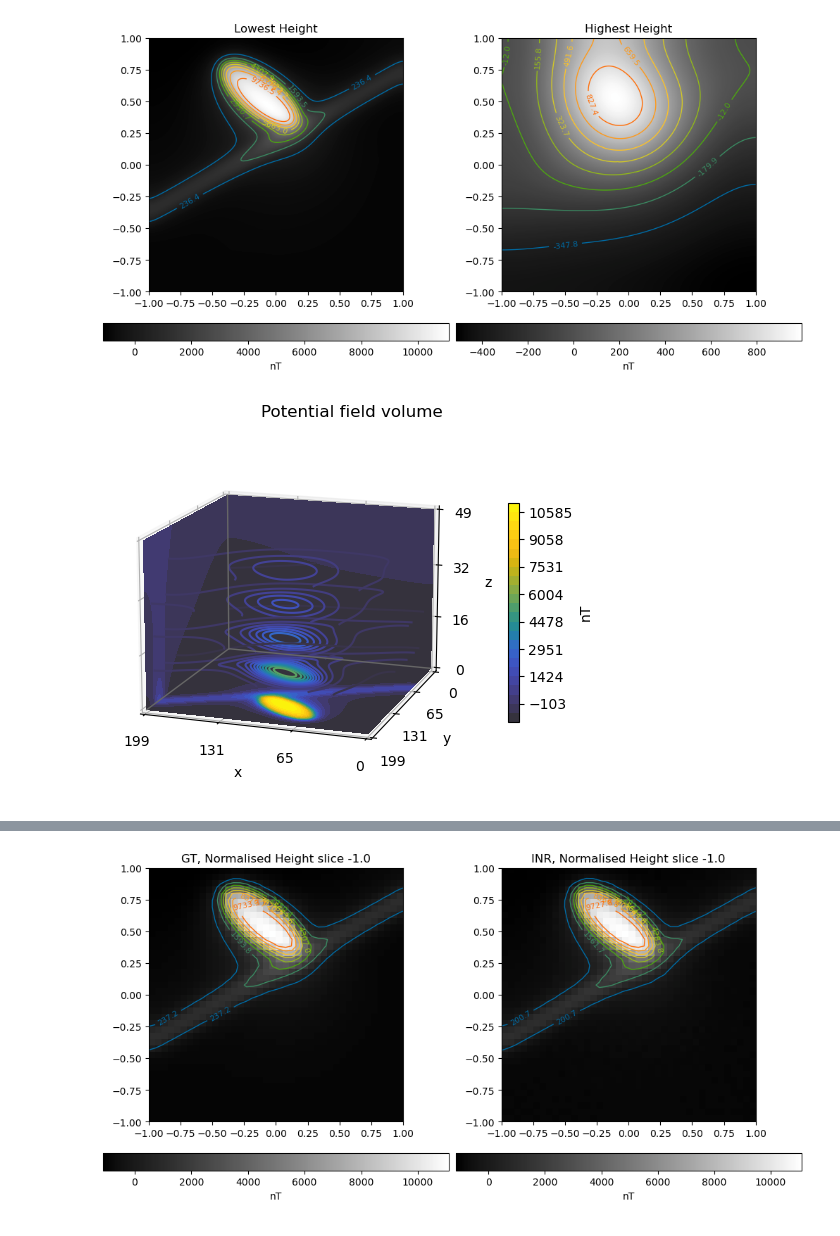
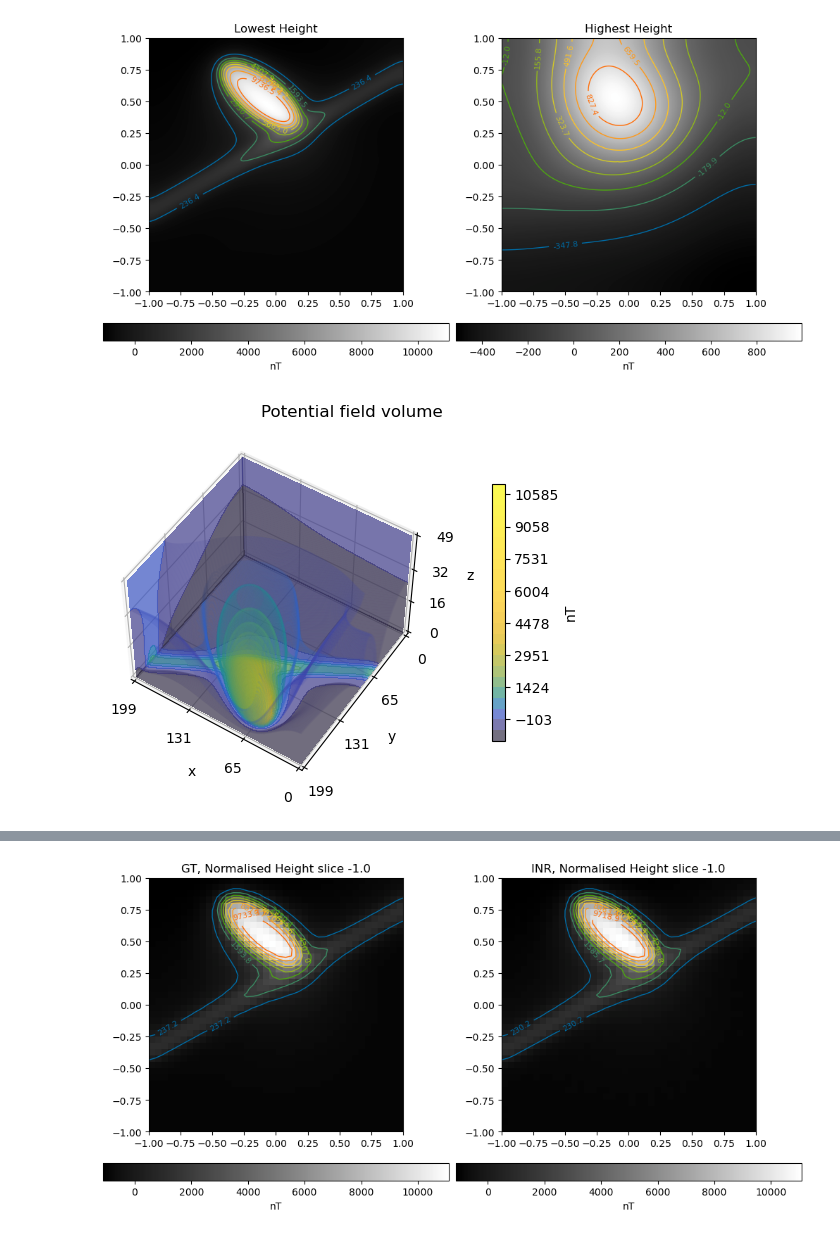
Before and after one commit to LSgeo/ImplicitGeo, a Jupyter notebook: GeoINR3D.ipynb, the cells around one changed output, grey strips where cells are left out. Cells and saved outputs as stored; diff of their text form; code cells hidden in the pictures.

Commit message:
Improve format and layouts

```diff
--- a/GeoINR3D.ipynb
+++ b/GeoINR3D.ipynb
@@ -74,66 +75,99 @@ print(mag_vol.shape)
 (200, 200, 50)
 [figure]
 # %%
-def plt_3d(coords, u, levels=25, n_steps=10):
-    x, y, z = coords
+def plt_3d(u, ori="z", levels=25, step=10, **kwargs):
+    x, y, z = np.meshgrid(
+        np.arange(u.shape[0]),
+        np.arange(u.shape[1]),
+        np.arange(u.shape[2]),
+    )
 
-    kw = {
-        "vmin": u.min(),
-        "vmax": u.max(),
-        "cmap": cc.cm.CET_L20,
-        "levels": np.linspace(u.min(), u.max(), levels),
-    }
+    kw = dict(
+        vmin=u.min(),
+        vmax=u.max(),
+        cmap=kwargs.get("cmap", cc.cm.CET_L20),
+        # norm=colors.PowerNorm(gamma=0.5),
+        norm=colors.AsinhNorm(linear_width=kwargs.get("linear_width", 1)),
+        levels=np.linspace(u.min(), u.max(), levels),
+        alpha=kwargs.get("alpha", 0.1),
+    )
 
     # Create a figure with 3D ax
-    fig = plt.figure(figsize=(5, 4), layout="constrained")
-    fig.suptitle("Potential field volume")
-    ax = fig.add_subplot(111, projection="3d")
+    if kwargs.get("fig"):
+        fig = kwargs.get("fig")
+        ax = kwargs.get("ax")
+    else:
+        fig = plt.figure(figsize=(5, 4), layout="constrained")
+        ax = fig.add_subplot(111, projection="3d")
+
+    fig.suptitle(kwargs.get("title", "Potential field volume"))
 
     # Plot contour surfaces
     _ = ax.contourf(
-        u[:, -1, :], y[:, -1, :], z[:, -1, :], zdir="x", offset=x.max(), **kw
+        x[0, :, :],
+        u[0, :, :],
+        z[0, :, :],
+        zdir="y",
+        offset=0,
+        **{**kw, "alpha": 0.7},
     )
-    _ = ax.contourf(x[0, :, :], u[0, :, :], z[0, :, :], zdir="y", offset=0, **kw)
-    C = ax.contourf(x[:, :, 0], y[:, :, 0], u[:, :, 0], zdir="z", offset=z.min(), **kw)
+    _ = ax.contourf(
+        u[:, -1, :],
+        y[:, -1, :],
+        z[:, -1, :],
+        zdir="x",
+        offset=x.max(),
+        **{**kw, "alpha": 0.7},
+    )
+    C = ax.contourf(
+        x[:, :, 0],
+        y[:, :, 0],
+        u[:, :, 0],
+        zdir="z",
+        offset=z.min(),
+        **{**kw, "alpha": 0.7},
+    )
 
-    for i in np.arange(z.min() + n_steps, z.max() + 1, n_steps):
-        _ = ax.contour(x[:, :, 0], y[:, :, 0], u[:, :, i], zdir="z", offset=i, **kw)
+    if ori == "z":  # Contour flat in Z
+        for i in np.arange(z.min() + step, z.max() + 1, step):
+            _ = ax.contour(x[:, :, 0], y[:, :, 0], u[:, :, i], zdir="z", offset=i, **kw)
+
+    elif ori == "x":  # Contour flat in X
+        for i in np.arange(x.min() + step, x.max() + 1, step):
+            _ = ax.contour(
+                u[:, i, :], y[:, -1, :], z[:, -1, :], zdir="x", offset=i, **kw
+            )
 
     xmin, xmax = x.min(), x.max()
     ymin, ymax = y.min(), y.max()
     zmin, zmax = z.min(), z.max()
     ax.set(xlim=[xmin, xmax], ylim=[ymin, ymax], zlim=[zmin, zmax])
 
     edges_kw = dict(color="0.4", linewidth=1, zorder=1e3)
     ax.plot([xmax, xmax], [ymin, ymax], 0, **edges_kw)
     ax.plot([xmin, xmax], [ymin, ymin], 0, **edges_kw)
     ax.plot([xmax, xmax], [ymin, ymin], [zmin, zmax], **edges_kw)
 
     ax.set(
         xlabel="x",
         ylabel="y",
         zlabel="z",
-        xticks=[int(x.max() * i) for i in [0, 0.33, 0.66, 1]],
-        yticks=[int(y.max() * i) for i in [0, 0.33, 0.66, 1]],
-        zticks=[int(z.max() * i) for i in [0, 0.33, 0.66, 1]],
+        xticks=[int(xmax * i) for i in [0, 0.33, 0.66, 1]],
+        yticks=[int(ymax * i) for i in [0, 0.33, 0.66, 1]],
+        zticks=[int(zmax * i) for i in [0, 0.33, 0.66, 1]],
     )
 
-    ax.view_init(15, 109, 0)
+    ax.view_init(kwargs.get("elev", 45), kwargs.get("azim", 45), 0)
     ax.set_box_aspect(None, zoom=1)
 
-    fig.colorbar(C, ax=ax, fraction=0.03, pad=0.1, label="nT")
+    fig.colorbar(C, ax=ax, fraction=0.04, pad=0.2, label="nT")
+
+    if kwargs.get("fig"):
+        return
 
     plt.show()
 
 
-# Weird projection because we want to see the bottom layer at the bottom
-plt_3d(
-    np.meshgrid(
-        np.arange(mag_vol.shape[0]),
-        np.arange(mag_vol.shape[1]),
-        np.arange(mag_vol.shape[2]),
-    ),
-    mag_vol,
-)
+plt_3d(mag_vol, ori="x", step=1, elev=50, azim=123, linear_width=1000)
 # %% [output]
-[figure, old version]
+[figure, new version]
```
Also changed, not shown: parts of 17 cells of this notebook.
